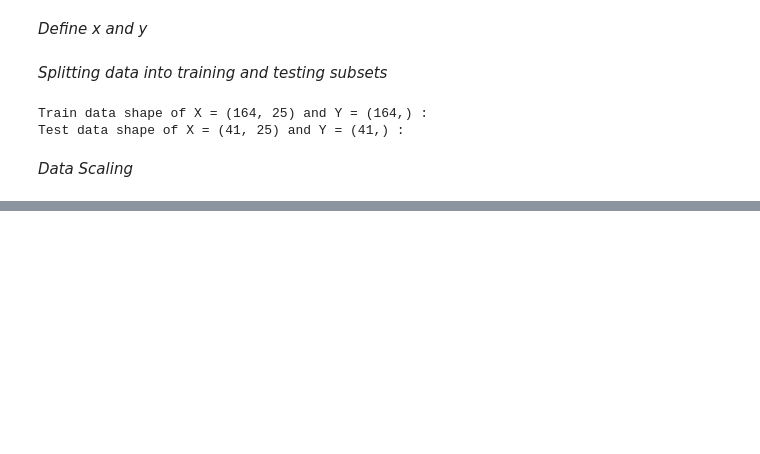
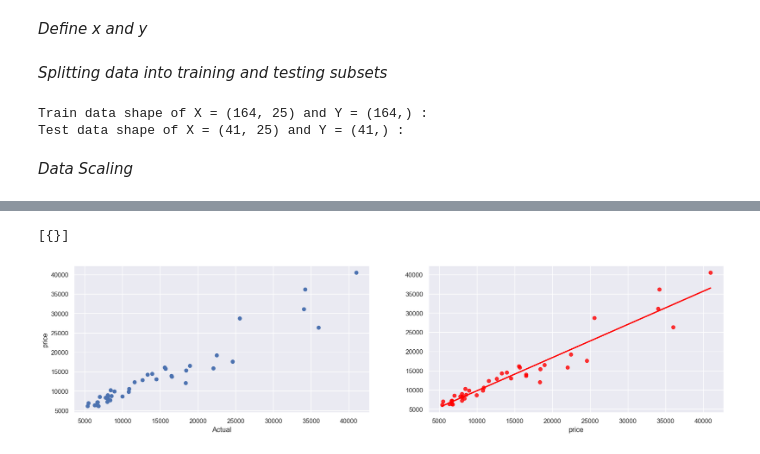
Before and after one commit to omars1234/AutoMobileML, a Jupyter notebook: Analysis.ipynb, the cells around one changed output, grey strips where cells are left out. Saved outputs shown, nothing was run; the diff lists cells and outputs as text; code cells hidden in the pictures; blank space fills up the shorter version.

```diff
--- a/Analysis.ipynb
+++ b/Analysis.ipynb
@@ -587,0 +648,21 @@ sns.regplot(x=y_test,y=predicted,ci=None,color ='red');
+# %%
+BaggingRegressor_best_paramerts=[k[4] for i,k in model_report.items() if i=="BaggingRegressor"]
+BaggingRegressor_best_paramerts
+# %% [output]
+[{}]
+# %%
+model=GradientBoostingRegressor(
+   ).fit(x_train,y_train)
+# %%
+predicted=model.predict(x_test)
+# %%
+plt.subplot(221)
+plt.scatter(y_test,predicted);
+
+plt.xlabel('Actual');
+plt.ylabel('price');
+
+plt.subplot(222)
+sns.regplot(x=y_test,y=predicted,ci=None,color ='red');
+# %% [output]
+[figure, added]
```
Also changed, not shown: parts of 27 cells of this notebook.
